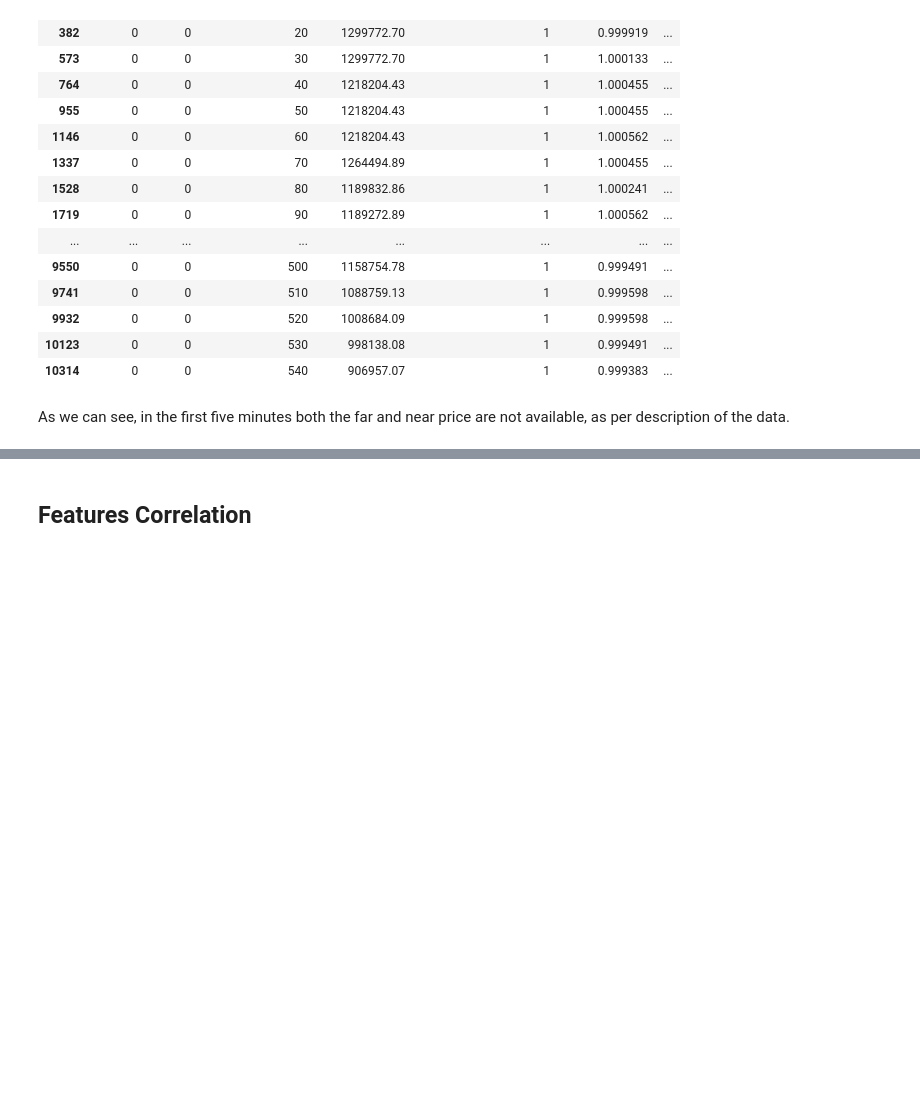
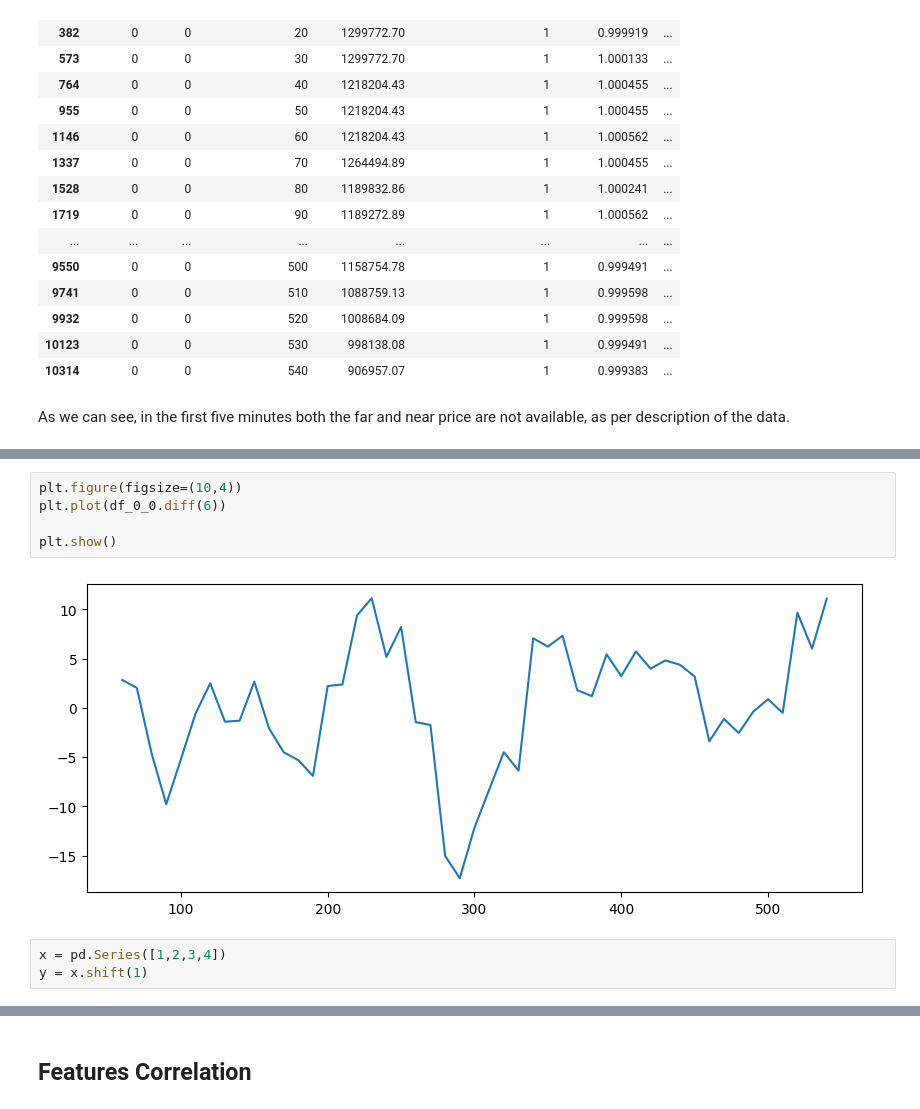
Before and after one commit to tfranza/optiver, a Jupyter notebook: Data_analysis.ipynb, the cells around one changed output, grey strips where cells are left out. Cells and saved outputs as stored; diff of their text form; blank space fills up the shorter version.

```diff
--- a/Data_analysis.ipynb
+++ b/Data_analysis.ipynb
@@ -128,0 +155,10 @@ df.pivot(index=['stock_id','date_id'], columns='seconds_in_bucket', values='refe
+# %%
+plt.figure(figsize=(10,4))
+plt.plot(df_0_0.diff(6))
+
+plt.show()
+# %% [output]
+[figure, added]
+# %%
+x = pd.Series([1,2,3,4])
+y = x.shift(1)
```
Also changed, not shown: parts of 16 cells of this notebook.
